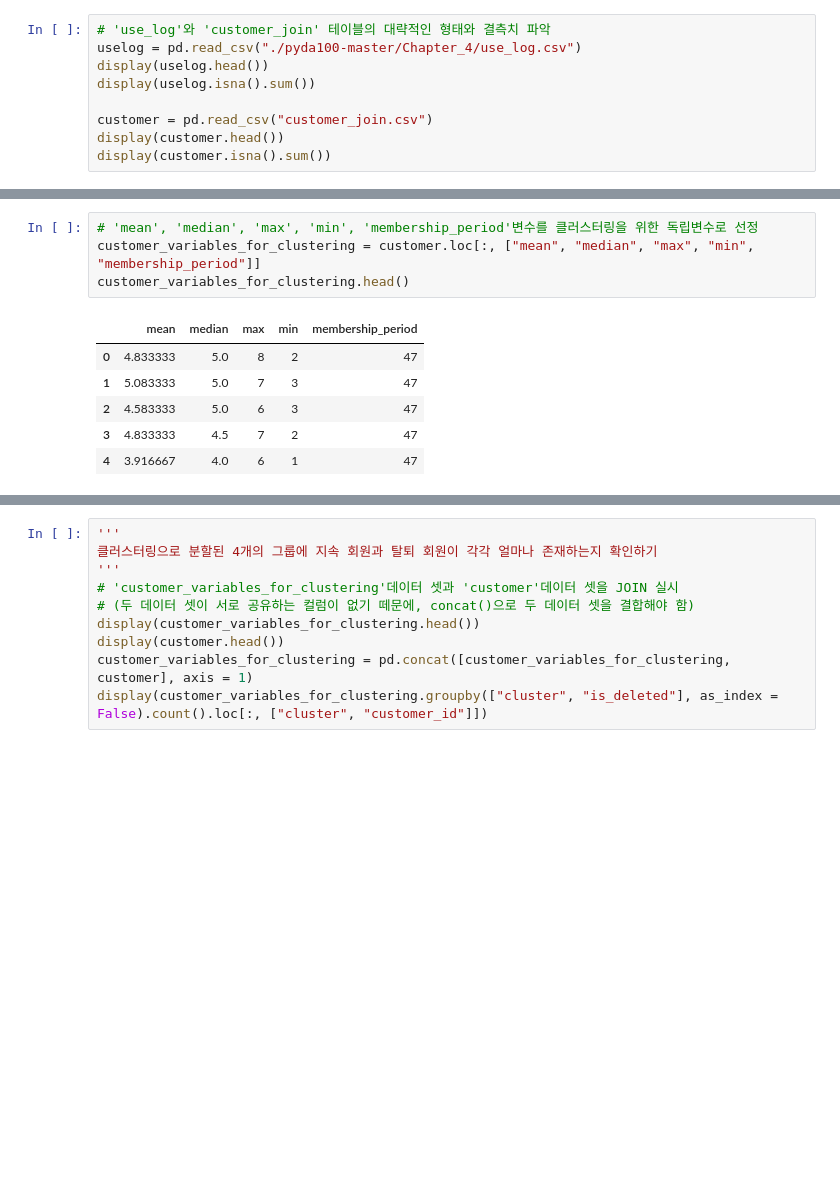
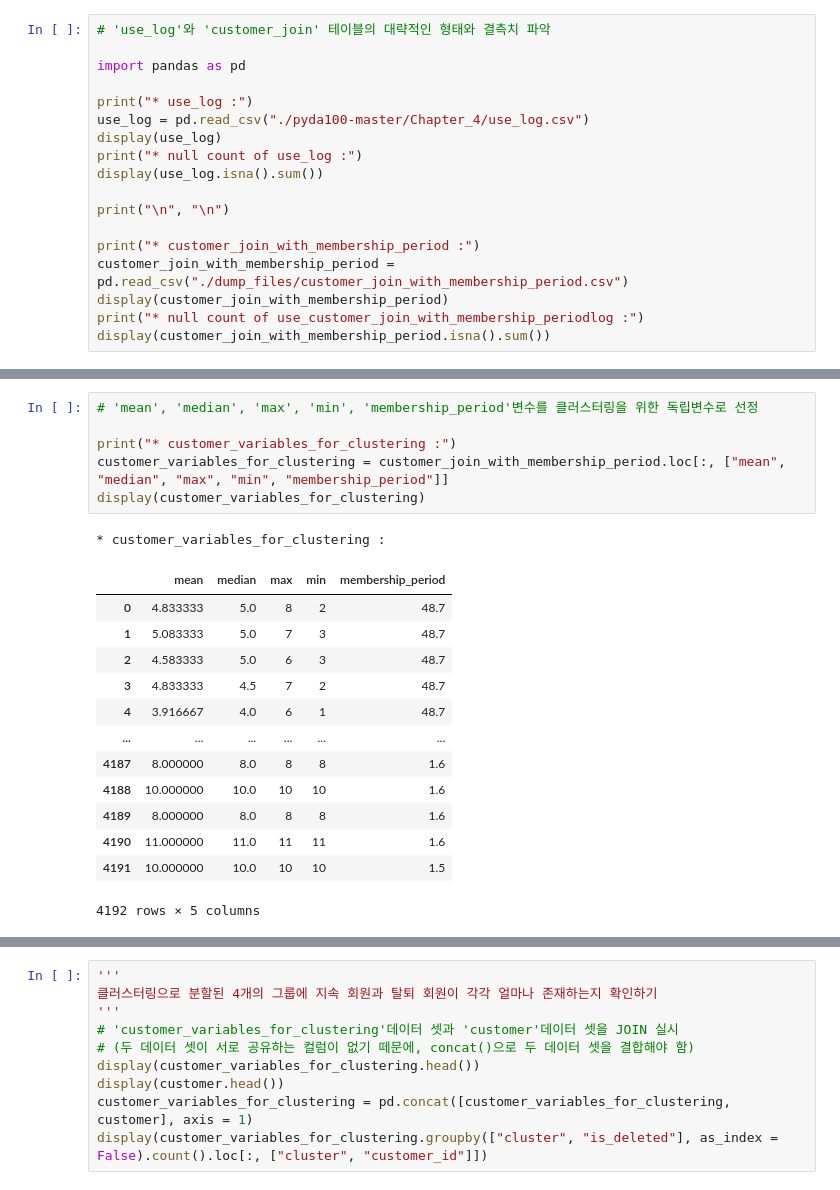
Before and after one commit to wooseok1152/python-data_analysis, a Jupyter notebook: 4장 고객의 행동을 예측하는 테크닉 10.ipynb, the cells around one changed output, grey strips where cells are left out. Cells and saved outputs as stored; diff of their text form; blank space fills up the shorter version.

```diff
--- a/4장 고객의 행동을 예측하는 테크닉 10.ipynb
+++ b/4장 고객의 행동을 예측하는 테크닉 10.ipynb
@@ -1,10 +1,19 @@
 # %%
 # 'use_log'와 'customer_join' 테이블의 대략적인 형태와 결측치 파악
-uselog = pd.read_csv("./pyda100-master/Chapter_4/use_log.csv")
-display(uselog.head())
-display(uselog.isna().sum())
 
-customer = pd.read_csv("customer_join.csv")
-display(customer.head())
-display(customer.isna().sum())
+import pandas as pd
+
+print("* use_log :")
+use_log = pd.read_csv("./pyda100-master/Chapter_4/use_log.csv")
+display(use_log)
+print("* null count of use_log :")
+display(use_log.isna().sum())
+
+print("\n", "\n")
+
+print("* customer_join_with_membership_period :")
+customer_join_with_membership_period = pd.read_csv("./dump_files/customer_join_with_membership_period.csv")
+display(customer_join_with_membership_period)
+print("* null count of use_customer_join_with_membership_periodlog :")
+display(customer_join_with_membership_period.isna().sum())
 # %% [output]
@@ -44,12 +72,22 @@ dtype: int64
 # %%
 # 'mean', 'median', 'max', 'min', 'membership_period'변수를 클러스터링을 위한 독립변수로 선정
-customer_variables_for_clustering = customer.loc[:, ["mean", "median", "max", "min", "membership_period"]]
-customer_variables_for_clustering.head()
+
+print("* customer_variables_for_clustering :")
+customer_variables_for_clustering = customer_join_with_membership_period.loc[:, ["mean", "median", "max", "min", "membership_period"]]
+display(customer_variables_for_clustering)
 # %% [output]
+* customer_variables_for_clustering :
 |  | mean | median | max | min | membership_period |
-| 0 | 4.833333 | 5.0 | 8 | 2 | 47 |
-| 1 | 5.083333 | 5.0 | 7 | 3 | 47 |
-| 2 | 4.583333 | 5.0 | 6 | 3 | 47 |
-| 3 | 4.833333 | 4.5 | 7 | 2 | 47 |
-| 4 | 3.916667 | 4.0 | 6 | 1 | 47 |
+| 0 | 4.833333 | 5.0 | 8 | 2 | 48.7 |
+| 1 | 5.083333 | 5.0 | 7 | 3 | 48.7 |
+| 2 | 4.583333 | 5.0 | 6 | 3 | 48.7 |
+| 3 | 4.833333 | 4.5 | 7 | 2 | 48.7 |
+| 4 | 3.916667 | 4.0 | 6 | 1 | 48.7 |
+| ... | ... | ... | ... | ... | ... |
+| 4187 | 8.000000 | 8.0 | 8 | 8 | 1.6 |
+| 4188 | 10.000000 | 10.0 | 10 | 10 | 1.6 |
+| 4189 | 8.000000 | 8.0 | 8 | 8 | 1.6 |
+| 4190 | 11.000000 | 11.0 | 11 | 11 | 1.6 |
+| 4191 | 10.000000 | 10.0 | 10 | 10 | 1.5 |
+4192 rows × 5 columns
 # %%
```
Also changed, not shown: parts of 10 cells of this notebook.
